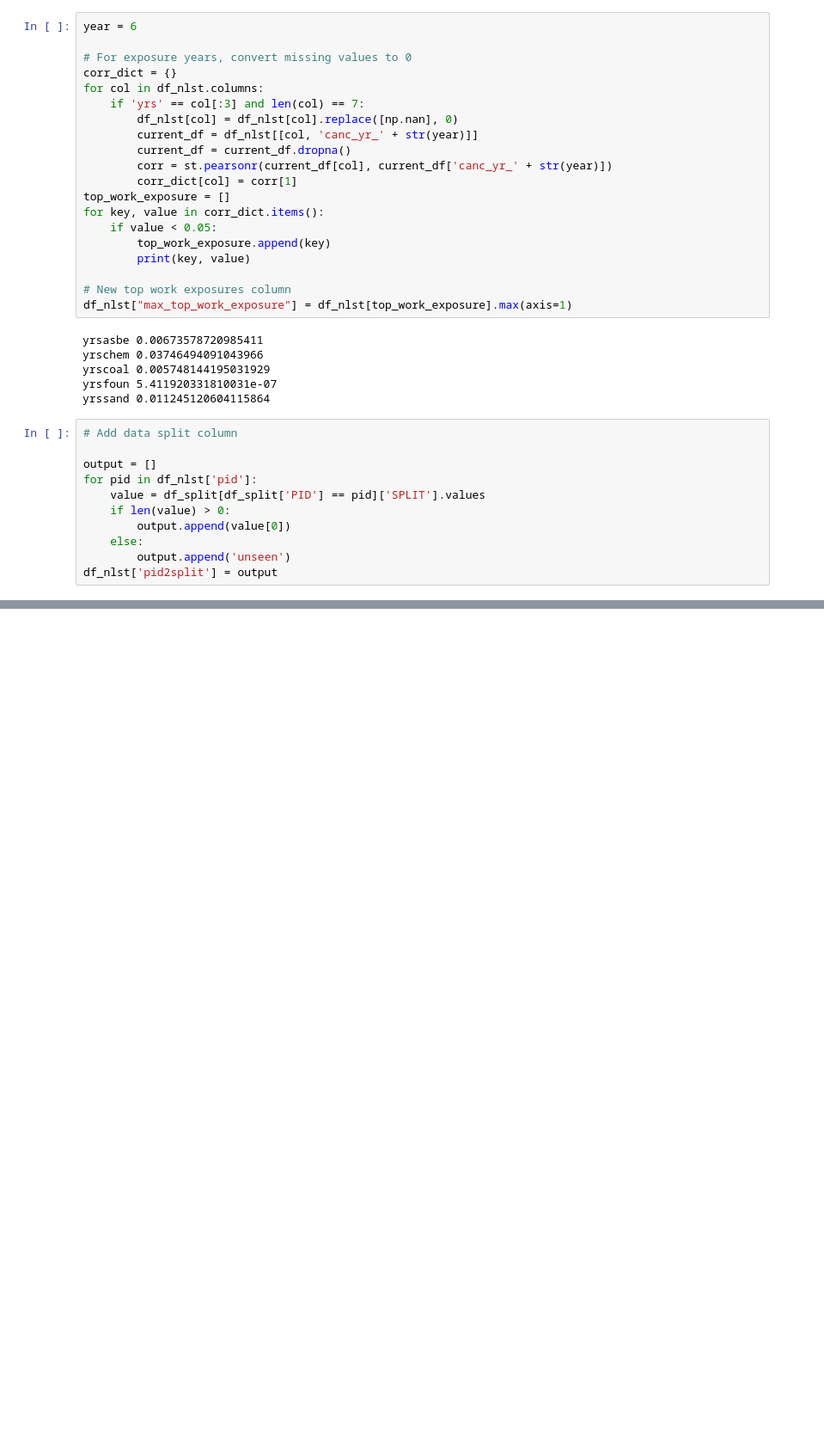
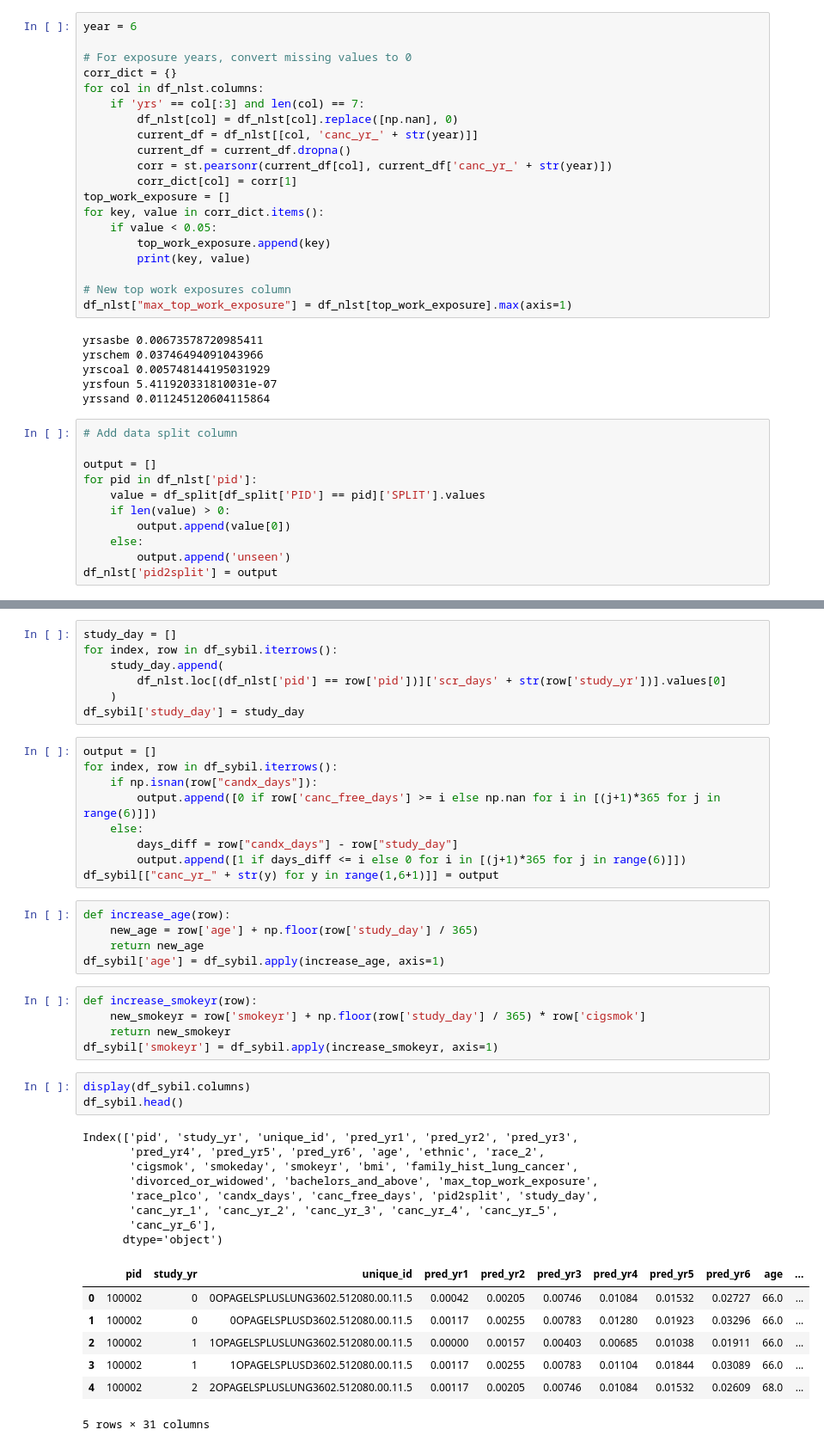
Before and after one commit to vikram0230/ai_he_lcs, a Jupyter notebook: model_evaluation/generate_sets_nlst.ipynb, the cells around one changed output, grey strips where cells are left out. Shown at 86% size. Cells and saved outputs as stored; diff of their text form; blank space fills up the shorter version.

```diff
--- a/model_evaluation/generate_sets_nlst.ipynb
+++ b/model_evaluation/generate_sets_nlst.ipynb
@@ -276,0 +291,45 @@ df_clin_train_svm6 shape: (48628, 12)
+# %%
+study_day = []
+for index, row in df_sybil.iterrows():
+    study_day.append(
+        df_nlst.loc[(df_nlst['pid'] == row['pid'])]['scr_days' + str(row['study_yr'])].values[0]
+    )
+df_sybil['study_day'] = study_day
+# %%
+output = []
+for index, row in df_sybil.iterrows():
+    if np.isnan(row["candx_days"]):
+        output.append([0 if row['canc_free_days'] >= i else np.nan for i in [(j+1)*365 for j in range(6)]])
+    else:
+        days_diff = row["candx_days"] - row["study_day"]
+        output.append([1 if days_diff <= i else 0 for i in [(j+1)*365 for j in range(6)]])
+df_sybil[["canc_yr_" + str(y) for y in range(1,6+1)]] = output
+# %%
+def increase_age(row):
+    new_age = row['age'] + np.floor(row['study_day'] / 365)
+    return new_age
+df_sybil['age'] = df_sybil.apply(increase_age, axis=1)
+# %%
+def increase_smokeyr(row):
+    new_smokeyr = row['smokeyr'] + np.floor(row['study_day'] / 365) * row['cigsmok']
+    return new_smokeyr
+df_sybil['smokeyr'] = df_sybil.apply(increase_smokeyr, axis=1)
+# %%
+display(df_sybil.columns)
+df_sybil.head()
+# %% [output]
+Index(['pid', 'study_yr', 'unique_id', 'pred_yr1', 'pred_yr2', 'pred_yr3',
+       'pred_yr4', 'pred_yr5', 'pred_yr6', 'age', 'ethnic', 'race_2',
+       'cigsmok', 'smokeday', 'smokeyr', 'bmi', 'family_hist_lung_cancer',
+       'divorced_or_widowed', 'bachelors_and_above', 'max_top_work_exposure',
+       'race_plco', 'candx_days', 'canc_free_days', 'pid2split', 'study_day',
+       'canc_yr_1', 'canc_yr_2', 'canc_yr_3', 'canc_yr_4', 'canc_yr_5',
+       'canc_yr_6'],
+      dtype='object')
+|  | pid | study_yr | unique_id | pred_yr1 | pred_yr2 | pred_yr3 | pred_yr4 | pred_yr5 | pred_yr6 | age | ... |
+| 0 | 100002 | 0 | 0OPAGELSPLUSLUNG3602.512080.00.11.5 | 0.00042 | 0.00205 | 0.00746 | 0.01084 | 0.01532 | 0.02727 | 66.0 | ... |
+| 1 | 100002 | 0 | 0OPAGELSPLUSD3602.512080.00.11.5 | 0.00117 | 0.00255 | 0.00783 | 0.01280 | 0.01923 | 0.03296 | 66.0 | ... |
+| 2 | 100002 | 1 | 1OPAGELSPLUSLUNG3602.512080.00.11.5 | 0.00000 | 0.00157 | 0.00403 | 0.00685 | 0.01038 | 0.01911 | 66.0 | ... |
+| 3 | 100002 | 1 | 1OPAGELSPLUSD3602.512080.00.11.5 | 0.00117 | 0.00255 | 0.00783 | 0.01104 | 0.01844 | 0.03089 | 66.0 | ... |
+| 4 | 100002 | 2 | 2OPAGELSPLUSLUNG3602.512080.00.11.5 | 0.00117 | 0.00205 | 0.00746 | 0.01084 | 0.01532 | 0.02609 | 68.0 | ... |
+5 rows × 31 columns
```
Also changed, not shown: parts of 10 cells of this notebook.
